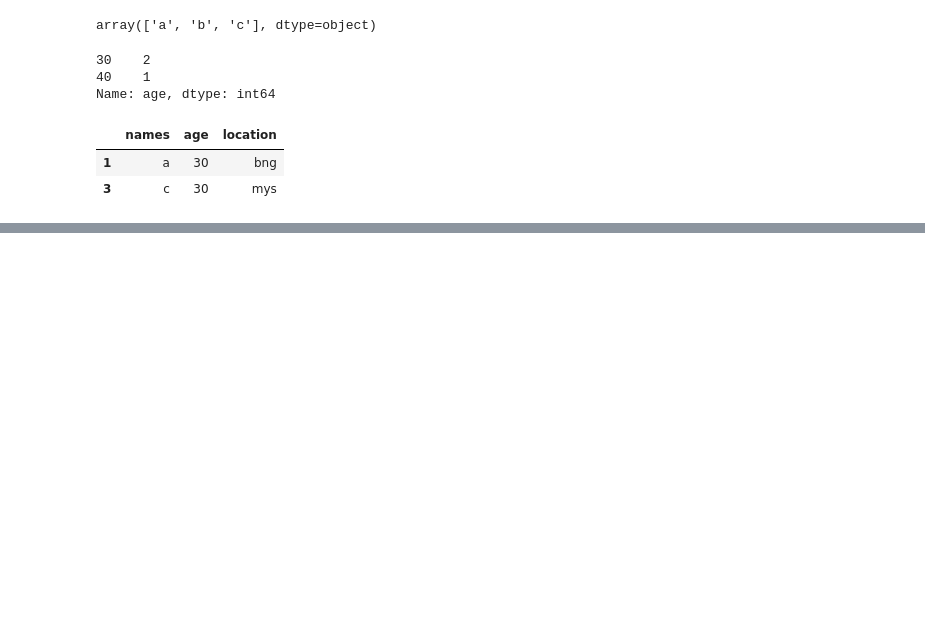
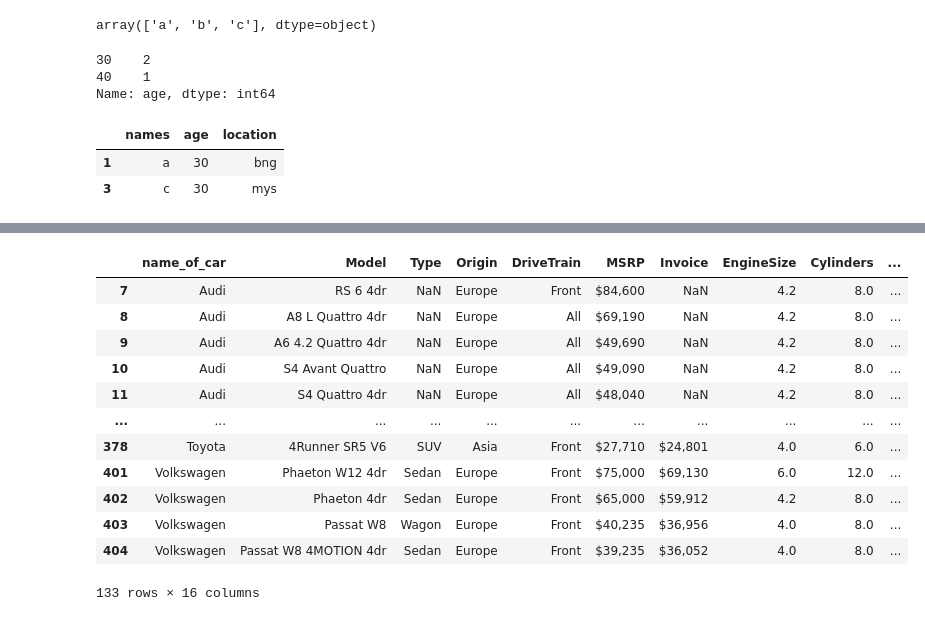
Before and after one commit to Abhilashg11/Data_science, a Jupyter notebook: Pandas1/pandas.ipynb, the cells around one changed output, grey strips where cells are left out. Drawn from its saved outputs; the diff is of its cells as text; code cells hidden in the pictures; blank space fills up the shorter version.

```diff
--- a/Pandas1/pandas.ipynb
+++ b/Pandas1/pandas.ipynb
@@ -116,0 +290,16 @@ df[df['age'].values==30]
+# %%
+cars[cars['EngineSize']>3.5]
+# %% [output]
+|  | name_of_car | Model | Type | Origin | DriveTrain | MSRP | Invoice | EngineSize | Cylinders | ... |
+| 7 | Audi | RS 6 4dr | NaN | Europe | Front | $84,600 | NaN | 4.2 | 8.0 | ... |
+| 8 | Audi | A8 L Quattro 4dr | NaN | Europe | All | $69,190 | NaN | 4.2 | 8.0 | ... |
+| 9 | Audi | A6 4.2 Quattro 4dr | NaN | Europe | All | $49,690 | NaN | 4.2 | 8.0 | ... |
+| 10 | Audi | S4 Avant Quattro | NaN | Europe | All | $49,090 | NaN | 4.2 | 8.0 | ... |
+| 11 | Audi | S4 Quattro 4dr | NaN | Europe | All | $48,040 | NaN | 4.2 | 8.0 | ... |
+| ... | ... | ... | ... | ... | ... | ... | ... | ... | ... | ... |
+| 378 | Toyota | 4Runner SR5 V6 | SUV | Asia | Front | $27,710 | $24,801 | 4.0 | 6.0 | ... |
+| 401 | Volkswagen | Phaeton W12 4dr | Sedan | Europe | Front | $75,000 | $69,130 | 6.0 | 12.0 | ... |
+| 402 | Volkswagen | Phaeton 4dr | Sedan | Europe | Front | $65,000 | $59,912 | 4.2 | 8.0 | ... |
+| 403 | Volkswagen | Passat W8 | Wagon | Europe | Front | $40,235 | $36,956 | 4.0 | 8.0 | ... |
+| 404 | Volkswagen | Passat W8 4MOTION 4dr | Sedan | Europe | Front | $39,235 | $36,052 | 4.0 | 8.0 | ... |
+133 rows × 16 columns
```
Also changed, not shown: parts of 18 cells of this notebook.
